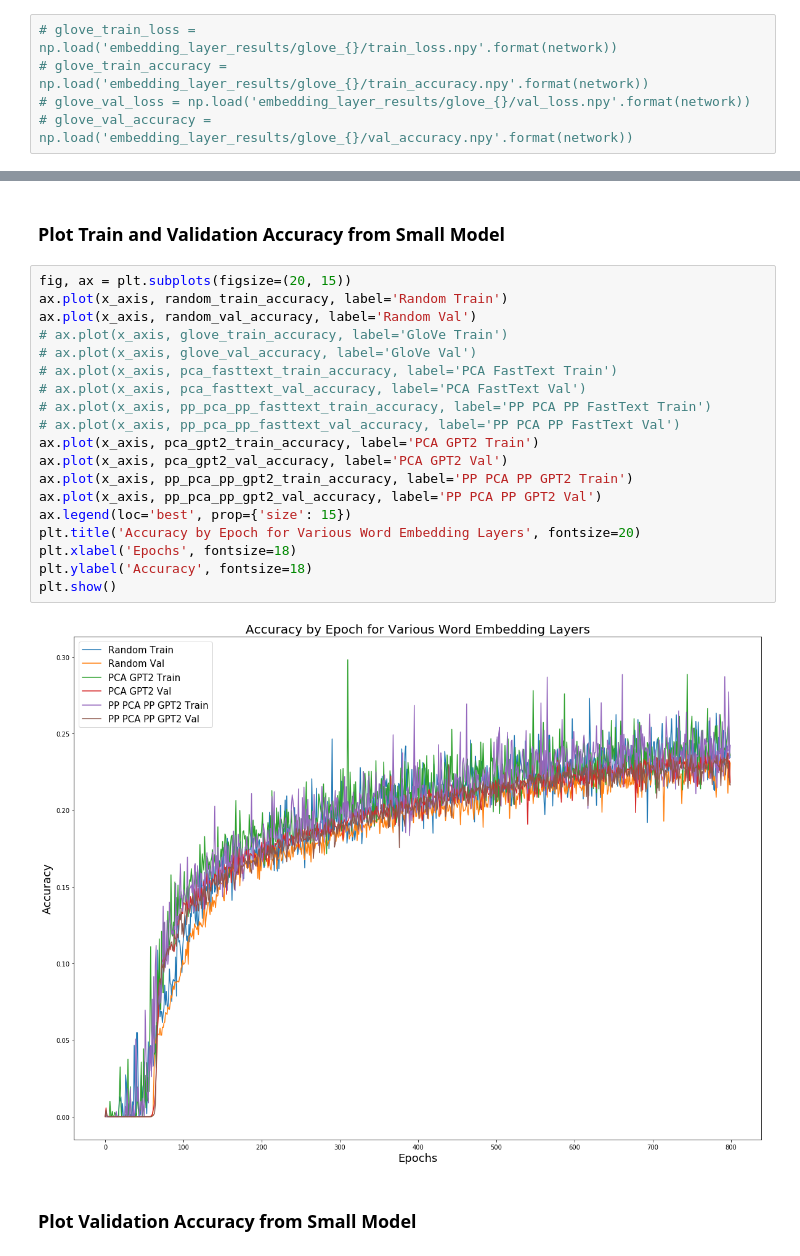
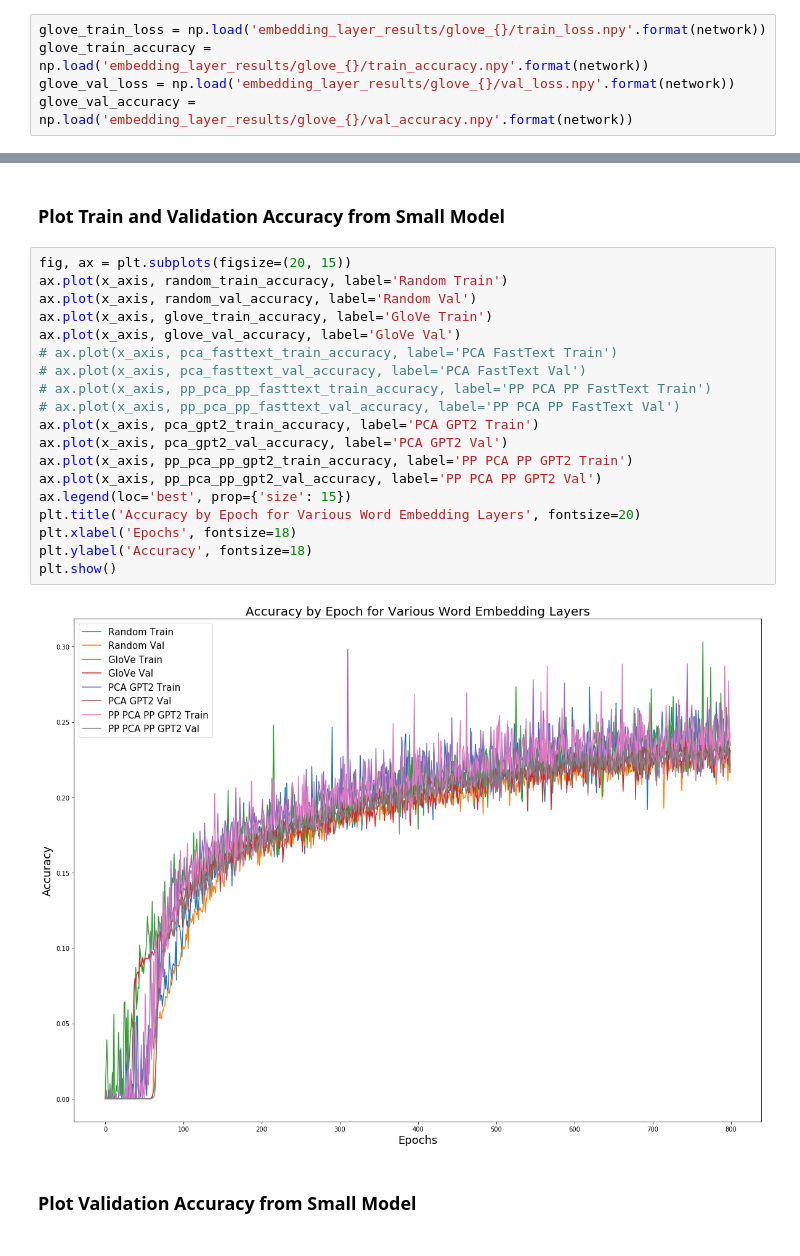
Before and after one commit to federated-learning-experiments/fl-text-models, a Jupyter notebook: notebooks/compare_embedding_layers.ipynb, the cells around one changed output, grey strips where cells are left out. Cells and saved outputs as stored; diff of their text form.

Commit message:
update experiment results

```diff
--- a/notebooks/compare_embedding_layers.ipynb
+++ b/notebooks/compare_embedding_layers.ipynb
@@ -27,10 +30,10 @@ random_train_accuracy = np.load('embedding_layer_results/random_{}/train_accurac
 random_val_loss = np.load('embedding_layer_results/random_{}/val_loss.npy'.format(network))
 random_val_accuracy = np.load('embedding_layer_results/random_{}/val_accuracy.npy'.format(network))
 # %%
-# glove_train_loss = np.load('embedding_layer_results/glove_{}/train_loss.npy'.format(network))
-# glove_train_accuracy = np.load('embedding_layer_results/glove_{}/train_accuracy.npy'.format(network))
-# glove_val_loss = np.load('embedding_layer_results/glove_{}/val_loss.npy'.format(network))
-# glove_val_accuracy = np.load('embedding_layer_results/glove_{}/val_accuracy.npy'.format(network))
+glove_train_loss = np.load('embedding_layer_results/glove_{}/train_loss.npy'.format(network))
+glove_train_accuracy = np.load('embedding_layer_results/glove_{}/train_accuracy.npy'.format(network))
+glove_val_loss = np.load('embedding_layer_results/glove_{}/val_loss.npy'.format(network))
+glove_val_accuracy = np.load('embedding_layer_results/glove_{}/val_accuracy.npy'.format(network))
 # %%
 # pca_fasttext_train_loss = np.load('embedding_layer_results/pca_fasttext_{}/train_loss.npy'.format(network))
 # pca_fasttext_train_accuracy = np.load('embedding_layer_results/pca_fasttext_{}/train_accuracy.npy'.format(network))
@@ -98,24 +101,24 @@ plt.show()
 # %%
 fig, ax = plt.subplots(figsize=(20, 15))
 ax.plot(x_axis, random_train_accuracy, label='Random Train')
 ax.plot(x_axis, random_val_accuracy, label='Random Val')
-# ax.plot(x_axis, glove_train_accuracy, label='GloVe Train')
-# ax.plot(x_axis, glove_val_accuracy, label='GloVe Val')
+ax.plot(x_axis, glove_train_accuracy, label='GloVe Train')
+ax.plot(x_axis, glove_val_accuracy, label='GloVe Val')
 # ax.plot(x_axis, pca_fasttext_train_accuracy, label='PCA FastText Train')
 # ax.plot(x_axis, pca_fasttext_val_accuracy, label='PCA FastText Val')
 # ax.plot(x_axis, pp_pca_pp_fasttext_train_accuracy, label='PP PCA PP FastText Train')
 # ax.plot(x_axis, pp_pca_pp_fasttext_val_accuracy, label='PP PCA PP FastText Val')
 ax.plot(x_axis, pca_gpt2_train_accuracy, label='PCA GPT2 Train')
 ax.plot(x_axis, pca_gpt2_val_accuracy, label='PCA GPT2 Val')
 ax.plot(x_axis, pp_pca_pp_gpt2_train_accuracy, label='PP PCA PP GPT2 Train')
 ax.plot(x_axis, pp_pca_pp_gpt2_val_accuracy, label='PP PCA PP GPT2 Val')
 ax.legend(loc='best', prop={'size': 15})
 plt.title('Accuracy by Epoch for Various Word Embedding Layers', fontsize=20)
 plt.xlabel('Epochs', fontsize=18)
 plt.ylabel('Accuracy', fontsize=18)
 plt.show()
 # %% [output]
-[figure, old version]
+[figure, new version]
 # %% [markdown]
 ### Plot Validation Accuracy from Small Model
 # %%
```
Also changed, not shown: parts of 23 cells of this notebook, 9 other files.
